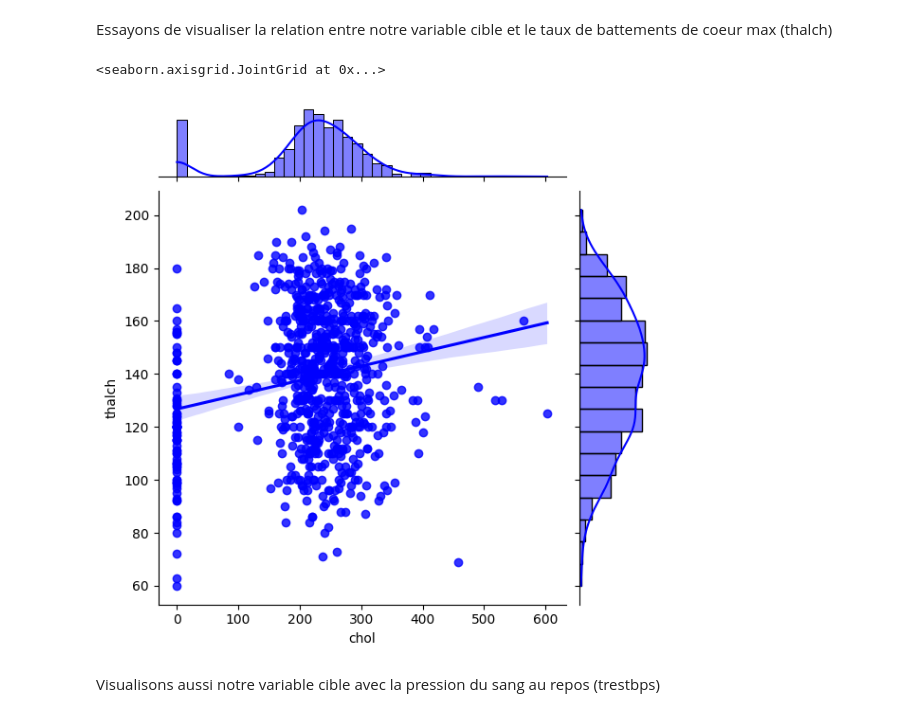
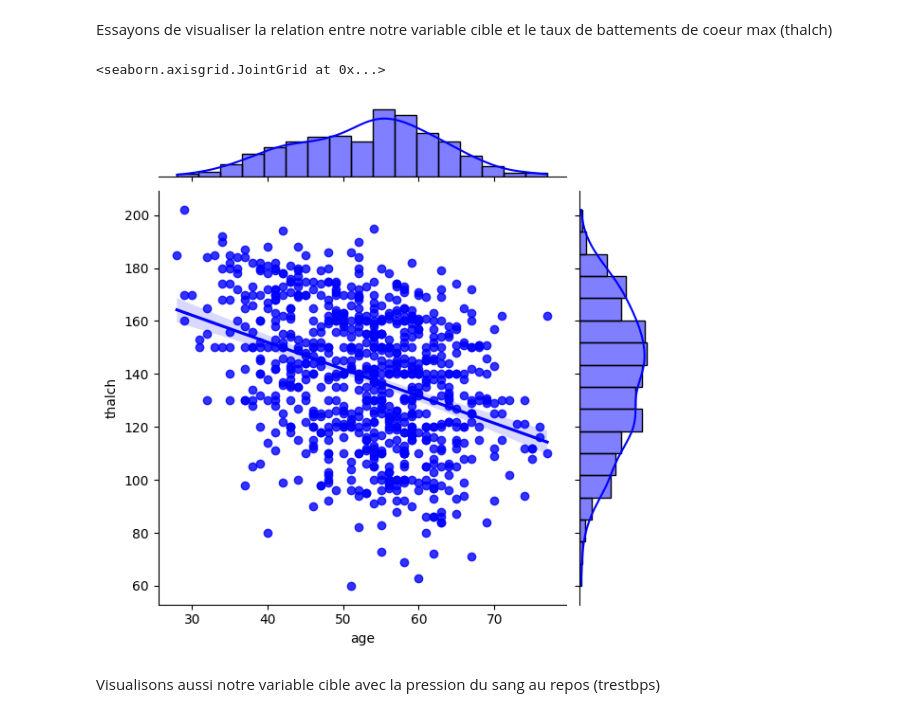
Before and after one commit to DuhRandomGuy/Projet-final-SDD1002, a Jupyter notebook: final.ipynb, the cells around one changed output. Saved outputs shown, nothing was run; the diff lists cells and outputs as text; code cells hidden in the pictures.

```diff
--- a/final.ipynb
+++ b/final.ipynb
@@ -236,10 +232,10 @@ sns.pairplot(dataLE, hue='chol')
 # %% [markdown]
 Essayons de visualiser la relation entre notre variable cible et le taux de battements de coeur max (thalch)
 # %%
-sns.jointplot(data=dataLE, x='chol', y='thalch', kind='reg', color="blue")
+sns.jointplot(data=dataLE, x='age', y='thalch', kind='reg', color="blue")
 # %% [output]
 <seaborn.axisgrid.JointGrid at 0x...>
-[figure, old version]
+[figure, new version]
 # %% [markdown]
 Visualisons aussi notre variable cible avec la pression du sang au repos (trestbps)
 # %%
```
Also changed, not shown: parts of 23 cells of this notebook.
